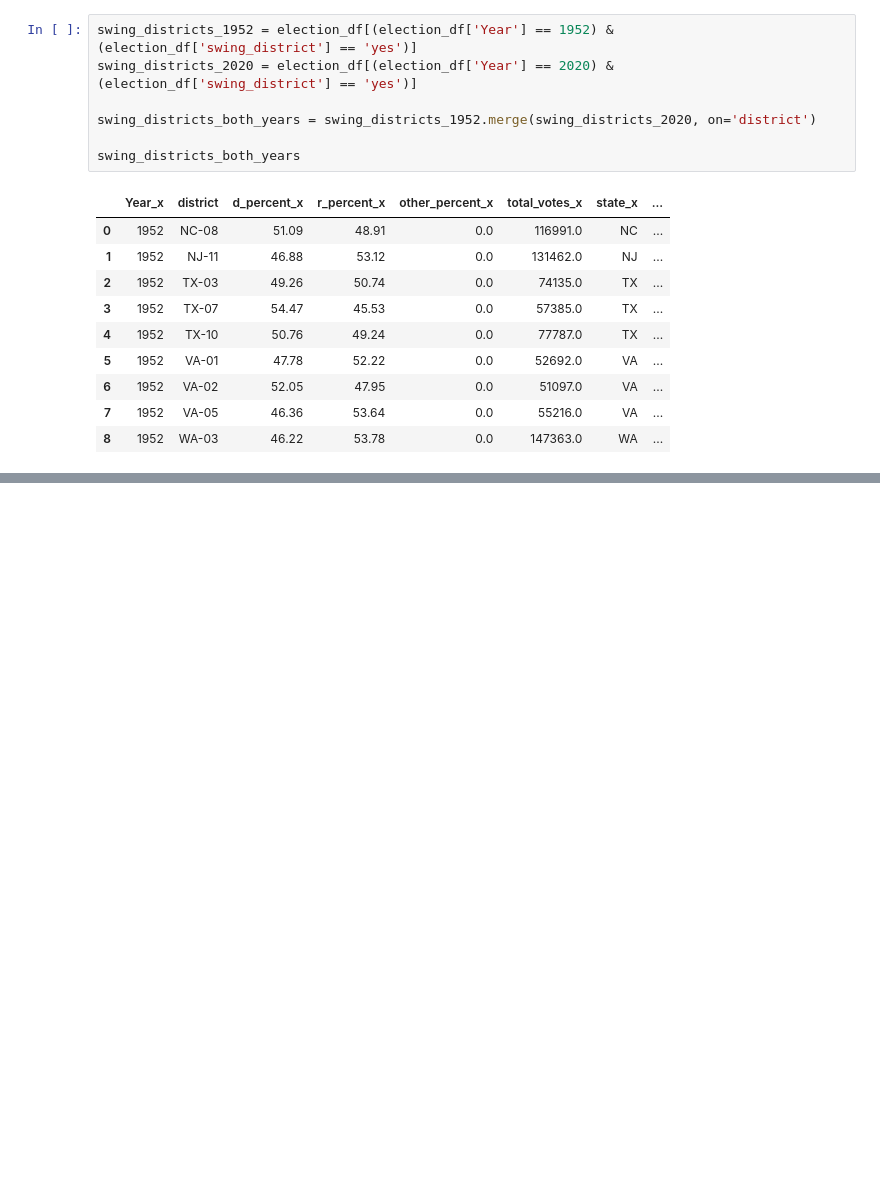
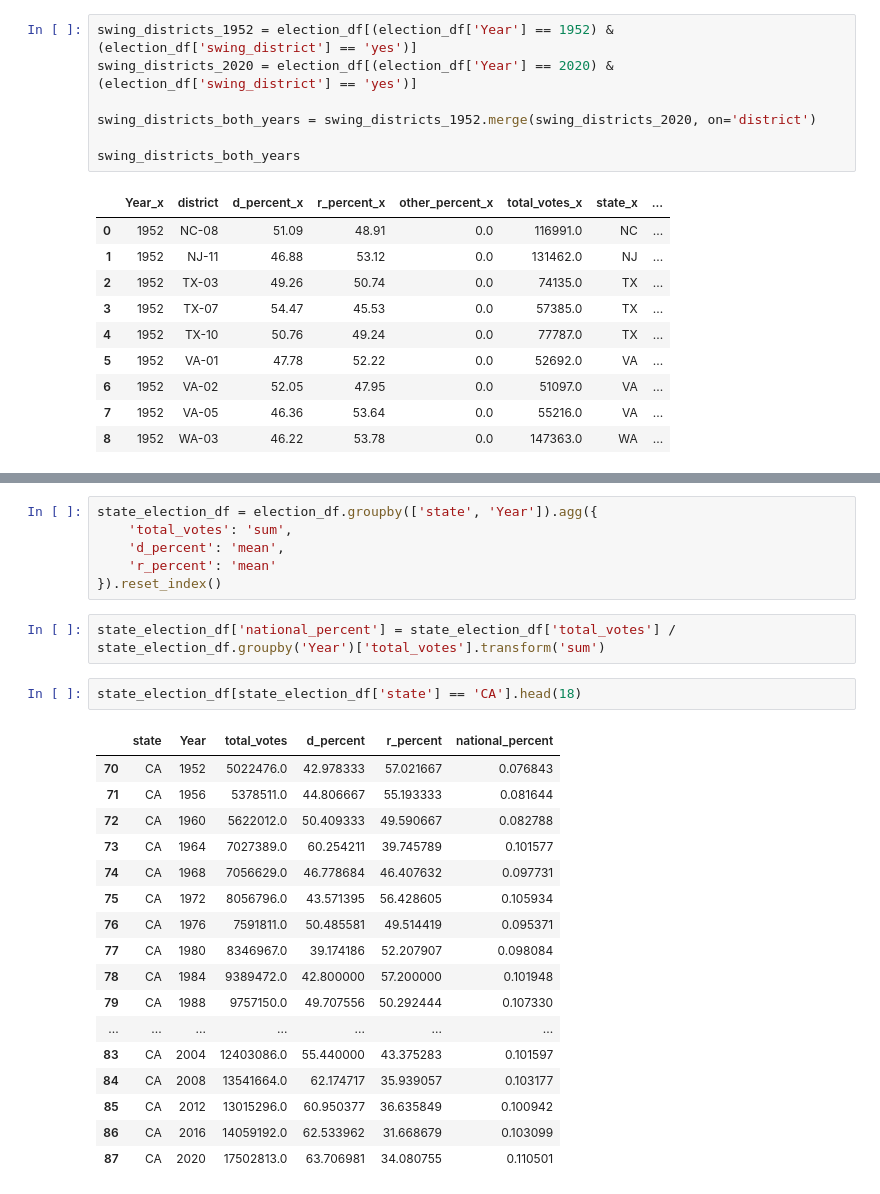
Before and after one commit to chrismiley87/capstone, a Jupyter notebook: election_data.ipynb, the cells around one changed output, grey strips where cells are left out. Saved outputs shown, nothing was run; the diff lists cells and outputs as text; blank space fills up the shorter version.

```diff
--- a/election_data.ipynb
+++ b/election_data.ipynb
@@ -617,0 +618,28 @@ plt.show()
+# %%
+state_election_df = election_df.groupby(['state', 'Year']).agg({
+    'total_votes': 'sum',
+    'd_percent': 'mean',
+    'r_percent': 'mean'
+}).reset_index()
+# %%
+state_election_df['national_percent'] = state_election_df['total_votes'] / state_election_df.groupby('Year')['total_votes'].transform('sum')
+# %%
+state_election_df[state_election_df['state'] == 'CA'].head(18)
+# %% [output]
+|  | state | Year | total_votes | d_percent | r_percent | national_percent |
+| 70 | CA | 1952 | 5022476.0 | 42.978333 | 57.021667 | 0.076843 |
+| 71 | CA | 1956 | 5378511.0 | 44.806667 | 55.193333 | 0.081644 |
+| 72 | CA | 1960 | 5622012.0 | 50.409333 | 49.590667 | 0.082788 |
+| 73 | CA | 1964 | 7027389.0 | 60.254211 | 39.745789 | 0.101577 |
+| 74 | CA | 1968 | 7056629.0 | 46.778684 | 46.407632 | 0.097731 |
+| 75 | CA | 1972 | 8056796.0 | 43.571395 | 56.428605 | 0.105934 |
+| 76 | CA | 1976 | 7591811.0 | 50.485581 | 49.514419 | 0.095371 |
+| 77 | CA | 1980 | 8346967.0 | 39.174186 | 52.207907 | 0.098084 |
+| 78 | CA | 1984 | 9389472.0 | 42.800000 | 57.200000 | 0.101948 |
+| 79 | CA | 1988 | 9757150.0 | 49.707556 | 50.292444 | 0.107330 |
+| ... | ... | ... | ... | ... | ... | ... |
+| 83 | CA | 2004 | 12403086.0 | 55.440000 | 43.375283 | 0.101597 |
+| 84 | CA | 2008 | 13541664.0 | 62.174717 | 35.939057 | 0.103177 |
+| 85 | CA | 2012 | 13015296.0 | 60.950377 | 36.635849 | 0.100942 |
+| 86 | CA | 2016 | 14059192.0 | 62.533962 | 31.668679 | 0.103099 |
+| 87 | CA | 2020 | 17502813.0 | 63.706981 | 34.080755 | 0.110501 |
```
Also changed, not shown: parts of 2 cells of this notebook.
